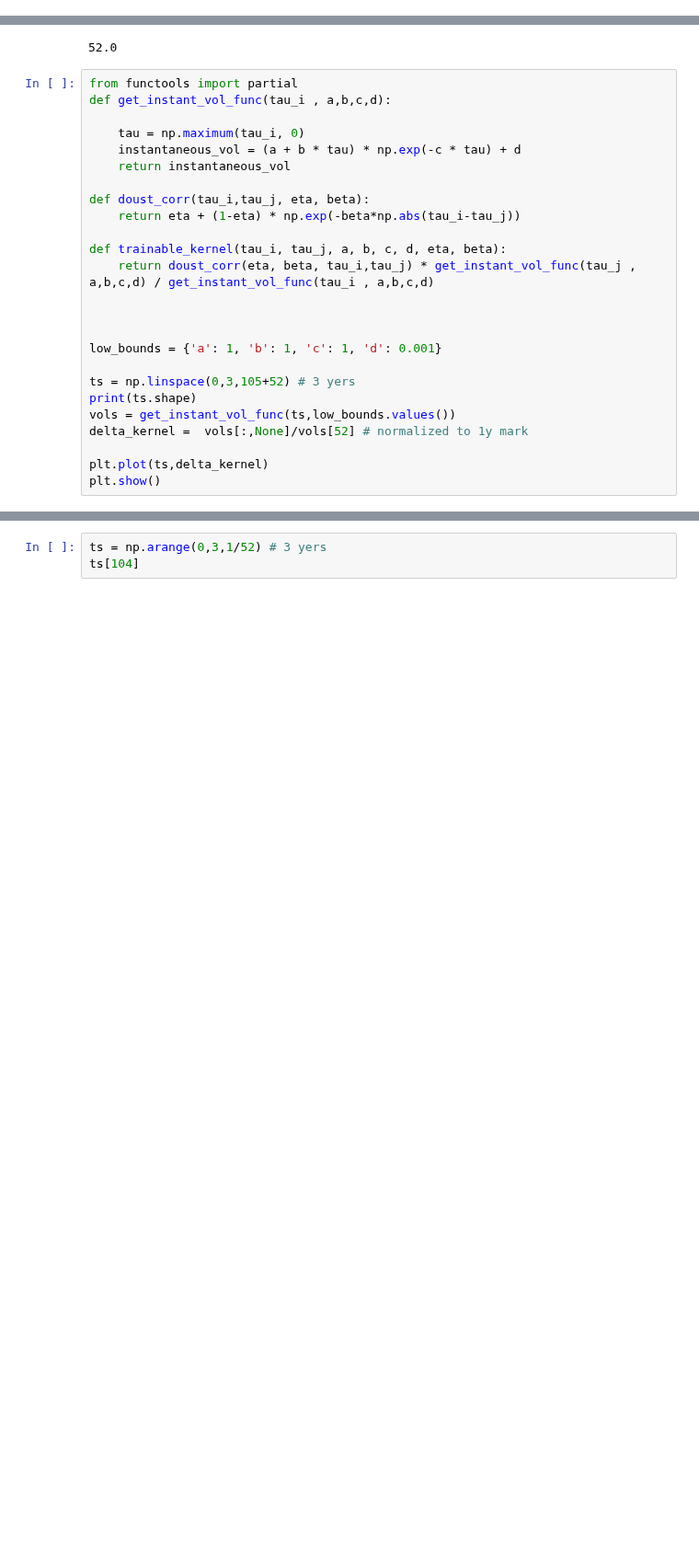
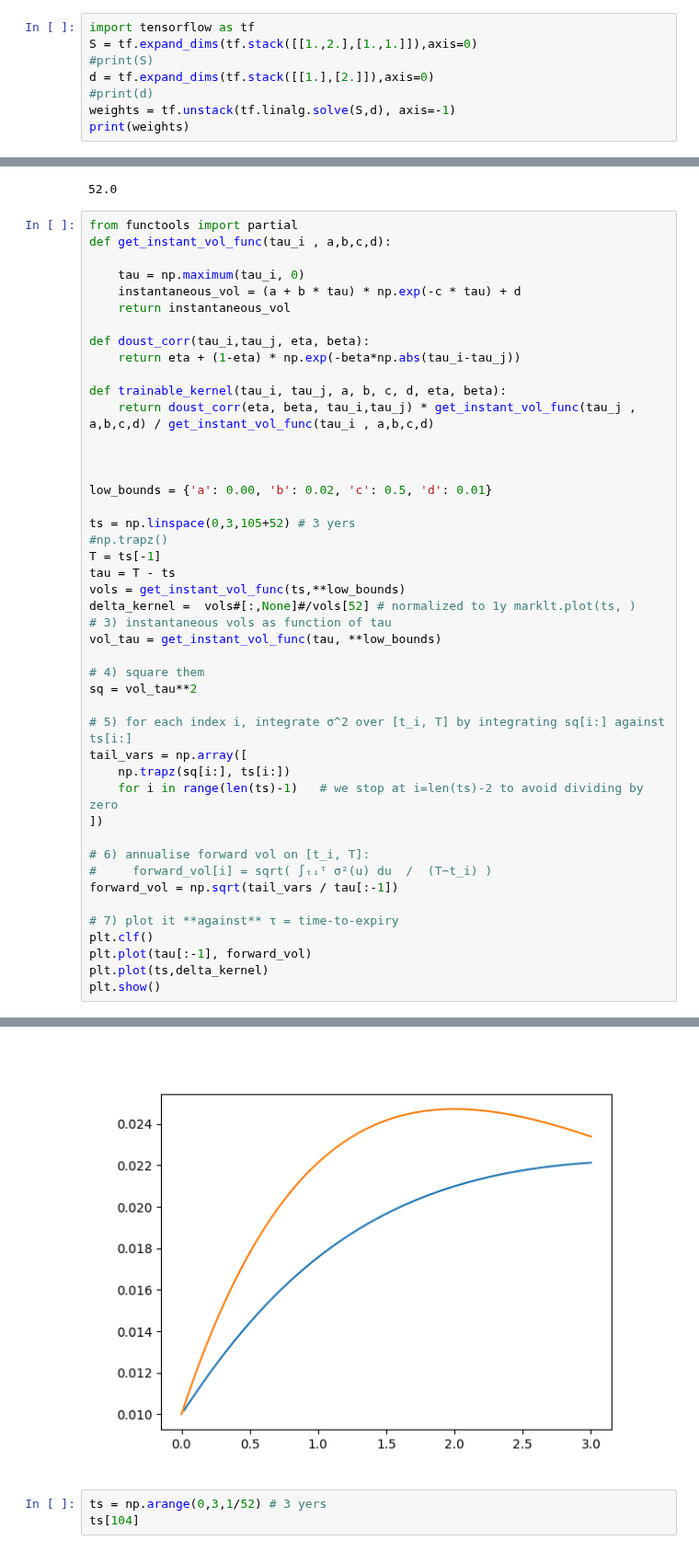
Before and after one commit to Dunkalot/gamma-vega-rl-hedging, a Jupyter notebook: test_rl.ipynb, the cells around one changed output, grey strips where cells are left out. Shown at 92% size. Saved outputs shown, nothing was run; the diff lists cells and outputs as text; blank space fills up the shorter version.

```diff
--- a/test_rl.ipynb
+++ b/test_rl.ipynb
@@ -44,0 +110,8 @@ array([34513.09375     ,     0.0243248511,   387.0051574707,   380.5766601562,
+# %%
+import tensorflow as tf
+S = tf.expand_dims(tf.stack([[1.,2.],[1.,1.]]),axis=0)
+#print(S)
+d = tf.expand_dims(tf.stack([[1.],[2.]]),axis=0)
+#print(d)
+weights = tf.unstack(tf.linalg.solve(S,d), axis=-1)
+print(weights)
@@ -77,13 +168,33 @@ def trainable_kernel(tau_i, tau_j, a, b, c, d, eta, beta):
 
 
 
-low_bounds = {'a': 1, 'b': 1, 'c': 1, 'd': 0.001}
+low_bounds = {'a': 0.00, 'b': 0.02, 'c': 0.5, 'd': 0.01}
 
 ts = np.linspace(0,3,105+52) # 3 yers
-print(ts.shape)
-vols = get_instant_vol_func(ts,low_bounds.values())
-delta_kernel =  vols[:,None]/vols[52] # normalized to 1y mark
+#np.trapz()
+T = ts[-1]
+tau = T - ts
+vols = get_instant_vol_func(ts,**low_bounds)
+delta_kernel =  vols#[:,None]#/vols[52] # normalized to 1y marklt.plot(ts, )
+# 3) instantaneous vols as function of tau
+vol_tau = get_instant_vol_func(tau, **low_bounds)
 
+# 4) square them
+sq = vol_tau**2
+
+# 5) for each index i, integrate σ^2 over [t_i, T] by integrating sq[i:] against ts[i:]
+tail_vars = np.array([
+    np.trapz(sq[i:], ts[i:])
+    for i in range(len(ts)-1)   # we stop at i=len(ts)-2 to avoid dividing by zero
+])
+
+# 6) annualise forward vol on [t_i, T]:
+#     forward_vol[i] = sqrt( ∫ₜᵢᵀ σ²(u) du  /  (T−t_i) )
+forward_vol = np.sqrt(tail_vars / tau[:-1])
+
+# 7) plot it **against** τ = time‐to‐expiry
+plt.clf()
+plt.plot(tau[:-1], forward_vol)
 plt.plot(ts,delta_kernel)
 plt.show()
 # %% [output]
@@ -92,3 +204,4 @@ TypeError: get_instant_vol_func() missing 3 required positional arguments: 'b',
+[figure, added]
 # %%
 ts = np.arange(0,3,1/52) # 3 yers
 ts[104]
```
Also changed, not shown: parts of 10 cells of this notebook, 2 other files.
